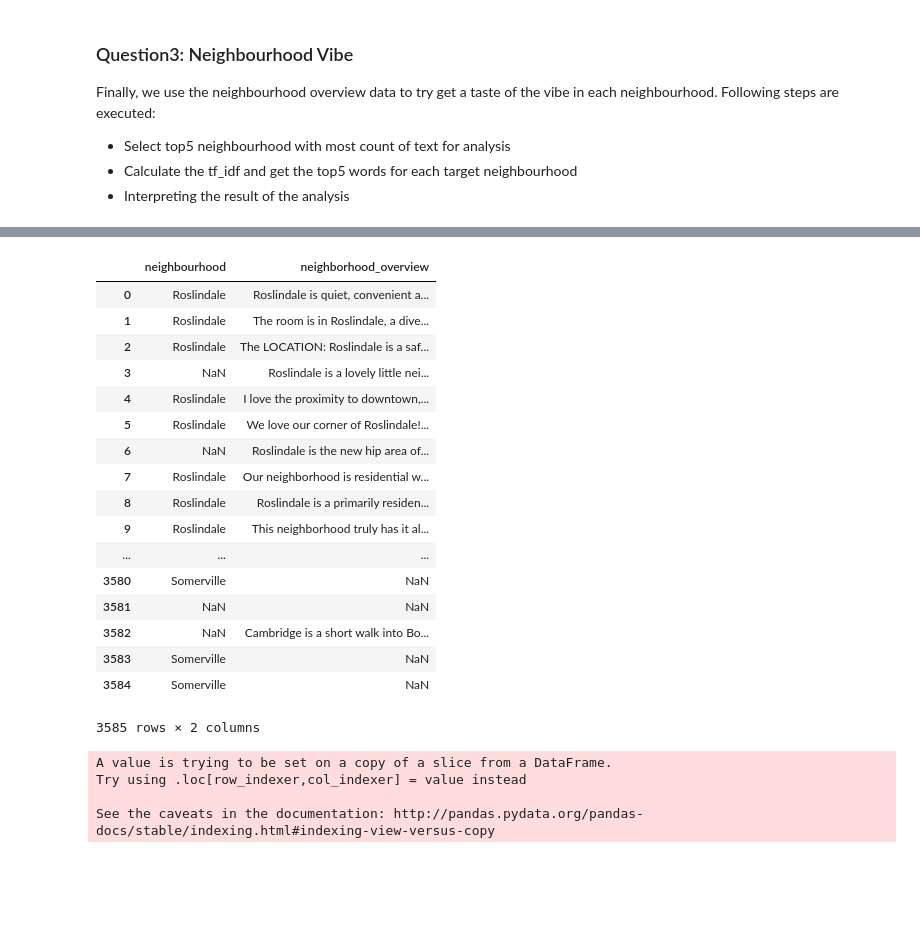
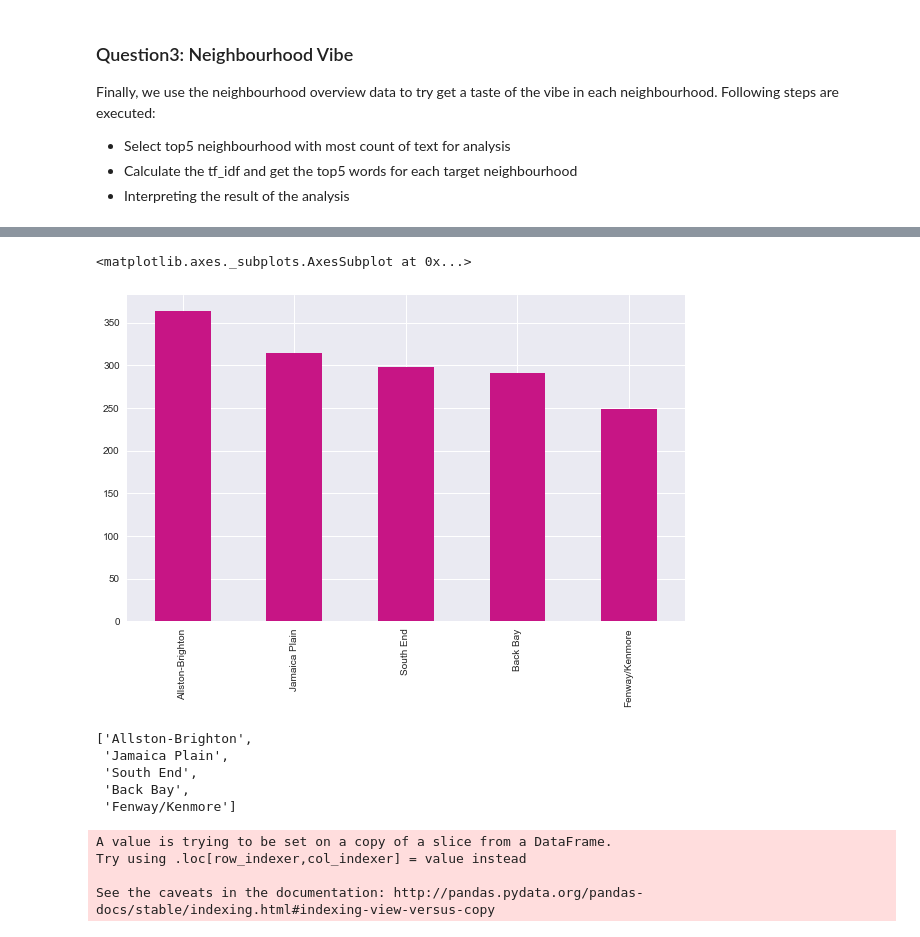
Before and after one commit to AdadaBdada/Airbnb, a Jupyter notebook: airbnb.ipynb, the cells around one changed output, grey strips where cells are left out. Drawn from its saved outputs; the diff is of its cells as text; code cells hidden in the pictures; blank space fills up the shorter version.

```diff
--- a/airbnb.ipynb
+++ b/airbnb.ipynb
@@ -291,24 +297,17 @@ top_5[:5].plot(kind='bar')
-# %%
-neighbour
-# %% [output]
-|  | neighbourhood | neighborhood_overview |
-| 0 | Roslindale | Roslindale is quiet, convenient a... |
-| 1 | Roslindale | The room is in Roslindale, a dive... |
-| 2 | Roslindale | The LOCATION: Roslindale is a saf... |
-| 3 | NaN | Roslindale is a lovely little nei... |
-| 4 | Roslindale | I love the proximity to downtown,... |
-| 5 | Roslindale | We love our corner of Roslindale!... |
-| 6 | NaN | Roslindale is the new hip area of... |
-| 7 | Roslindale | Our neighborhood is residential w... |
-| 8 | Roslindale | Roslindale is a primarily residen... |
-| 9 | Roslindale | This neighborhood truly has it al... |
-| ... | ... | ... |
-| 3580 | Somerville | NaN |
-| 3581 | NaN | NaN |
-| 3582 | NaN | Cambridge is a short walk into Bo... |
-| 3583 | Somerville | NaN |
-| 3584 | Somerville | NaN |
-3585 rows × 2 columns
+# %%
+fig= plt.figure(figsize=(10,6))
+top_5[:5].plot(kind='bar',color='mediumvioletred')
+# %% [output]
+<matplotlib.axes._subplots.AxesSubplot at 0x...>
+[figure, added]
+# %%
+list(top_5[:5].index)
+# %% [output]
+['Allston-Brighton',
+ 'Jamaica Plain',
+ 'South End',
+ 'Back Bay',
+ 'Fenway/Kenmore']
 # %%
 # We select the following 5 neighbourhood as target community for further analysis
 
```
Also changed, not shown: parts of 7 cells of this notebook.
